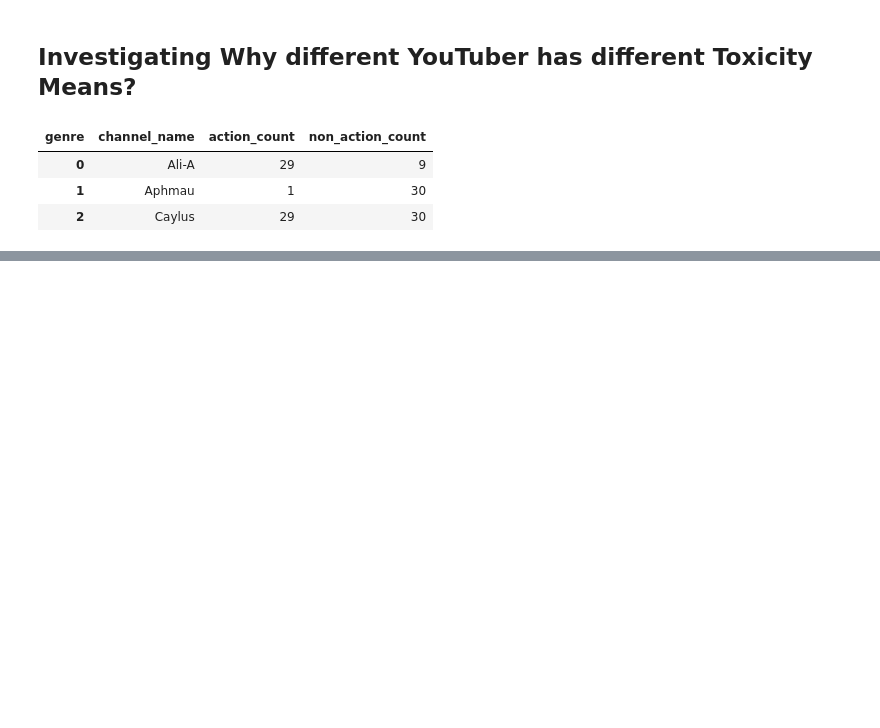
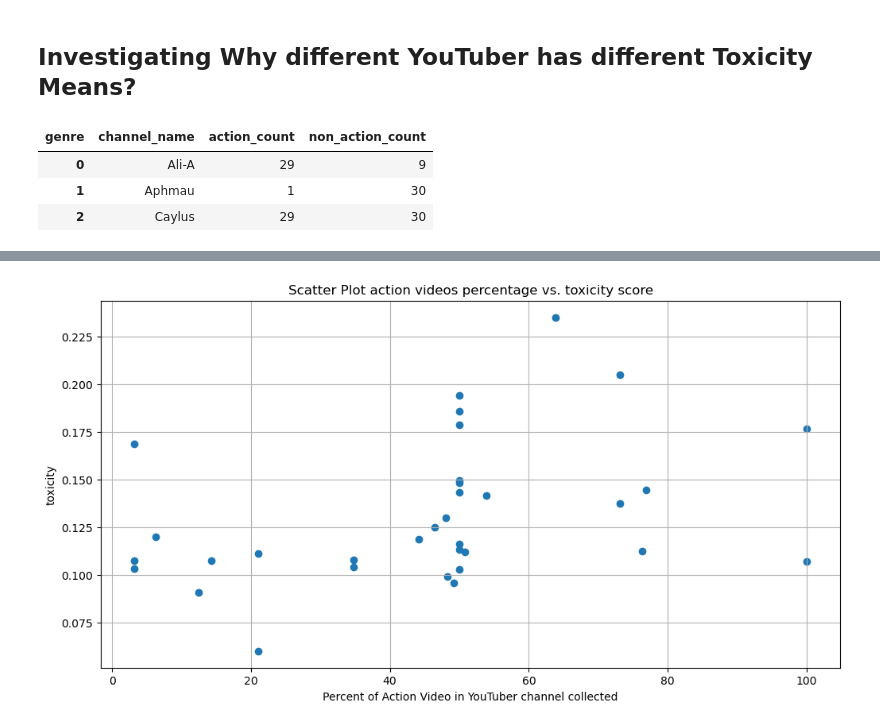
Before and after one commit to IMT-547-Team-1/YouTube-Toxic-Comments, a Jupyter notebook: Analysis/01 Analysis.ipynb, the cells around one changed output, grey strips where cells are left out. Cells and saved outputs as stored; diff of their text form; code cells hidden in the pictures; blank space fills up the shorter version.

```diff
--- a/Analysis/01 Analysis.ipynb
+++ b/Analysis/01 Analysis.ipynb
@@ -135,4 +139,4 @@ count_vid_by_channel_genre['action_video_%'] = round(100*(count_vid_by_channel_g
 # %%
 count_vid_by_channel_genre = count_vid_by_channel_genre.merge(channel_toxicity['toxicity'], left_on= 'channel_name', right_index=True,how = 'left')
 # %%
-count_vid_by_channel_genre.sort_values(by = 'action_video_%', ascending = False)
+count_vid_by_channel_genre = count_vid_by_channel_genre.sort_values(by = 'action_video_%', ascending = False).reset_index(drop = True)
@@ -156,0 +163,11 @@ count_vid_by_channel_genre.sort_values(by = 'action_video_%', ascending = False)
+# %%
+# Scatter plot
+plt.figure(figsize=(12, 6))
+plt.scatter(count_vid_by_channel_genre['action_video_%'], count_vid_by_channel_genre['toxicity'])
+plt.xlabel('Percent of Action Video in YouTuber channel collected')
+plt.ylabel('toxicity')
+plt.title('Scatter Plot action videos percentage vs. toxicity score')
+plt.grid(True)
+plt.show()
+# %% [output]
+[figure, added]
```
Also changed, not shown: parts of 7 cells of this notebook, 29 other files.
